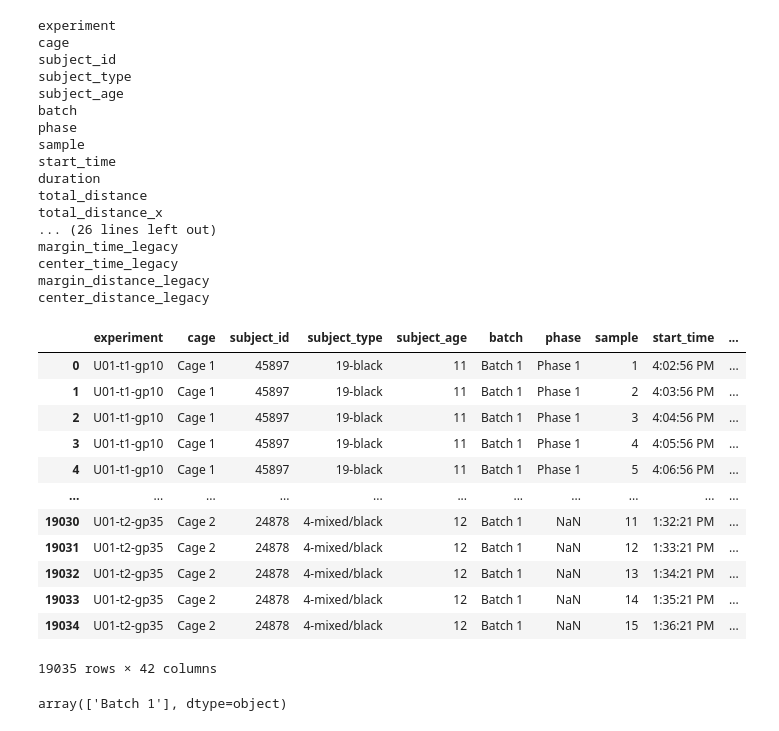
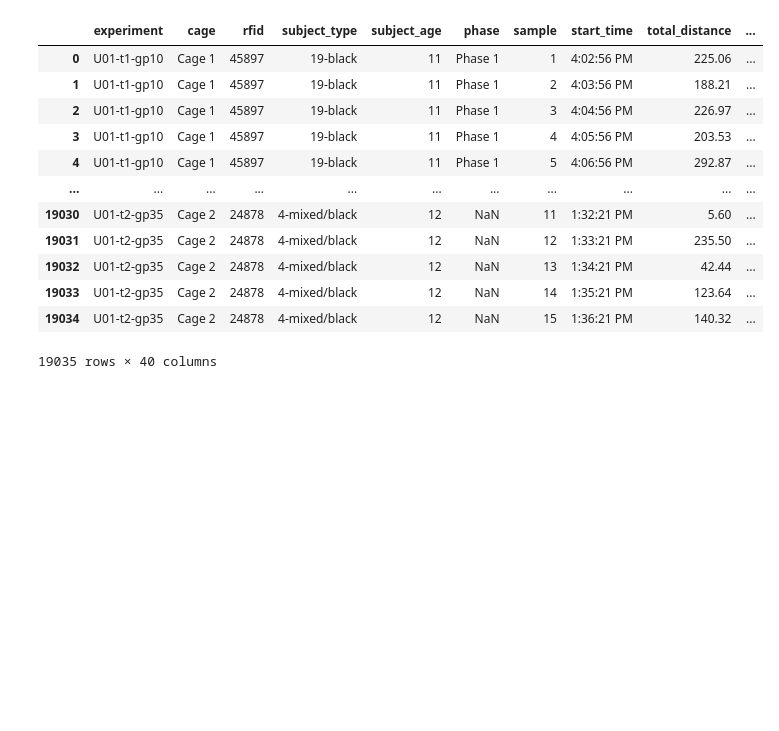
Before and after one commit to Shaezzer/PalmerLab, a Jupyter notebook: Suzanne_Mitchell_locomotor.ipynb, the cells around one changed output. Drawn from its saved outputs; the diff is of its cells as text; code cells hidden in the pictures; blank space fills up the shorter version.

```diff
--- a/Suzanne_Mitchell_locomotor.ipynb
+++ b/Suzanne_Mitchell_locomotor.ipynb
@@ -18,7 +18,7 @@ zip_folder = ['U01_Shipment1_Locomotor/comprehensive-output-files/','U01_Shipmen
               'comprehensive-output-files/','Ship6-comprehensive-output-files/S6-comprehensive-out-files/',
               'R-comprehensive-output-files/R-comprehensive-output-files/']
 dir_dict = {cohorts_dir[i]: zip_folder[i] for i in range(len(cohorts_dir))}
-
+count = 0
 df_excel = pd.DataFrame()
 df_csv = pd.DataFrame()
 for cohort_dir,zip_folder in dir_dict.items():
@@ -29,8 +29,10 @@ for cohort_dir,zip_folder in dir_dict.items():
             if file.endswith('.xlsx'):
                 df_excel = df_excel.append(pd.read_excel(file), ignore_index=True)
             elif file.endswith('.csv'):
+                count += 1
                 df_csv = df_csv.append(pd.read_csv(file, skiprows = 58), ignore_index=True)
 
 
 df_csv
+print(count)
 # %% [output]
@@ -52,70 +42,58 @@ def format_df_csv():
     #make column headers uniform
     df_csv.columns = df_csv.columns.str.replace(':','')
     df_csv.columns = df_csv.columns.str.replace(' ','_')
     df_csv.columns = df_csv.columns.str.lower()
 
     df_csv.rename(columns={'subject_id':'rfid','duration_(s)':'duration','total_distance_(cm)':'total_distance',
                            'total_distance_x-axis_(cm)':'total_distance_x','total_distance_y-axis_(cm)':
                            'total_distance_y','rest_time_(s)':'rest_time','movement_time_(s)':'movement_time',
                            'ambulatory_time_(s)':'ambulatory_time','stereotypy_time_(s)':'stereotypy_time',
                            'vertical_activity_time_(s)':'vertical_activity_time','ambulatory_episode_average_velocity_(cm/s)':
                            'ambulatory_episode_average_velocity','ambulatory_episode_peak_average_velocity_(cm/s)':
                            'ambulatory_episode_peak_average_velocity','ambulatory_episode_median_velocity_(cm/s)':
                            'ambulatory_episode_median_velocity','left-front_time_legacy_(s)':'left-front_time_legacy',
                            'right-front_time_legacy_(s)':'right_front_time_legacy','counter-clockwise_revolutions':
                            'counter_clockwise_revolutions','left-rear_time_legacy_(s)':'left_rear_time_legacy',
                            'right-rear_time_legacy_(s)':'right_rear_time_legacy','margin_time_legacy_(s)':
                            'margin_time_legacy','center_time_legacy_(s)':'center_time_legacy','margin_distance_legacy_(cm)':
                            'margin_distance_legacy','center_distance_legacy_(cm)':'center_distance_legacy'},inplace = True)
 
     #Remove uneccesary columns
     #Below: column header(only value contained in column)
     #subject_sex(unknown), subject_treatment(NaN),unnamed_44(NaN),batch(batch 1), duration(60)
     df_csv.drop(['subject_sex', 'subject_treatment','unnamed_44','batch','duration'], axis=1, inplace = True)
 
     #change rfid to unclude all 15 digits
-    df_csv['rfid'] = '9330003200' + df_csv['rfid'].astype(str)
-    for col in df_csv.columns:
-        print(col)
+    #C01-C04 9330003200 else 9330003201
+#    cohort_list_1 = ['C01','C02','C03','C04']
+#    cohort_list_2 = ['C05','C06','C07']
+#    for i in cohort_list_1:
+#        df_csv.loc[(df_csv.cohort == i),'rfid']= '9330003200' + df_csv['rfid'].astype(str)
+        #df_csv['rfid'] = '9330003200' + df_csv['rfid'].astype(str)
+#    for i in cohort_list_2:
+#        df_csv.loc[(df_csv.cohort == i),'rfid']= '9330003201' + df_csv['rfid'].astype(str)
+#    for col in df_csv.columns:
+#        print(col)
 
 
 
-#format_df_csv()
+format_df_csv()
 df_csv
 # %% [output]
+|  | experiment | cage | rfid | subject_type | subject_age | phase | sample | start_time | total_distance | ... |
+| 0 | U01-t1-gp10 | Cage 1 | 45897 | 19-black | 11 | Phase 1 | 1 | 4:02:56 PM | 225.06 | ... |
+| 1 | U01-t1-gp10 | Cage 1 | 45897 | 19-black | 11 | Phase 1 | 2 | 4:03:56 PM | 188.21 | ... |
+| 2 | U01-t1-gp10 | Cage 1 | 45897 | 19-black | 11 | Phase 1 | 3 | 4:04:56 PM | 226.97 | ... |
+| 3 | U01-t1-gp10 | Cage 1 | 45897 | 19-black | 11 | Phase 1 | 4 | 4:05:56 PM | 203.53 | ... |
+| 4 | U01-t1-gp10 | Cage 1 | 45897 | 19-black | 11 | Phase 1 | 5 | 4:06:56 PM | 292.87 | ... |
+| ... | ... | ... | ... | ... | ... | ... | ... | ... | ... | ... |
+| 19030 | U01-t2-gp35 | Cage 2 | 24878 | 4-mixed/black | 12 | NaN | 11 | 1:32:21 PM | 5.60 | ... |
+| 19031 | U01-t2-gp35 | Cage 2 | 24878 | 4-mixed/black | 12 | NaN | 12 | 1:33:21 PM | 235.50 | ... |
+| 19032 | U01-t2-gp35 | Cage 2 | 24878 | 4-mixed/black | 12 | NaN | 13 | 1:34:21 PM | 42.44 | ... |
+| 19033 | U01-t2-gp35 | Cage 2 | 24878 | 4-mixed/black | 12 | NaN | 14 | 1:35:21 PM | 123.64 | ... |
+| 19034 | U01-t2-gp35 | Cage 2 | 24878 | 4-mixed/black | 12 | NaN | 15 | 1:36:21 PM | 140.32 | ... |
-experiment
-cage
-subject_id
-subject_type
-subject_age
-batch
-phase
-sample
-start_time
-duration
-total_distance
-total_distance_x
-... (26 lines left out)
-margin_time_legacy
-center_time_legacy
-margin_distance_legacy
-center_distance_legacy
+19035 rows × 40 columns
-|  | experiment | cage | subject_id | subject_type | subject_age | batch | phase | sample | start_time | ... |
-| 0 | U01-t1-gp10 | Cage 1 | 45897 | 19-black | 11 | Batch 1 | Phase 1 | 1 | 4:02:56 PM | ... |
-| 1 | U01-t1-gp10 | Cage 1 | 45897 | 19-black | 11 | Batch 1 | Phase 1 | 2 | 4:03:56 PM | ... |
-| 2 | U01-t1-gp10 | Cage 1 | 45897 | 19-black | 11 | Batch 1 | Phase 1 | 3 | 4:04:56 PM | ... |
-| 3 | U01-t1-gp10 | Cage 1 | 45897 | 19-black | 11 | Batch 1 | Phase 1 | 4 | 4:05:56 PM | ... |
-| 4 | U01-t1-gp10 | Cage 1 | 45897 | 19-black | 11 | Batch 1 | Phase 1 | 5 | 4:06:56 PM | ... |
-| ... | ... | ... | ... | ... | ... | ... | ... | ... | ... | ... |
-| 19030 | U01-t2-gp35 | Cage 2 | 24878 | 4-mixed/black | 12 | Batch 1 | NaN | 11 | 1:32:21 PM | ... |
-| 19031 | U01-t2-gp35 | Cage 2 | 24878 | 4-mixed/black | 12 | Batch 1 | NaN | 12 | 1:33:21 PM | ... |
-| 19032 | U01-t2-gp35 | Cage 2 | 24878 | 4-mixed/black | 12 | Batch 1 | NaN | 13 | 1:34:21 PM | ... |
-| 19033 | U01-t2-gp35 | Cage 2 | 24878 | 4-mixed/black | 12 | Batch 1 | NaN | 14 | 1:35:21 PM | ... |
-| 19034 | U01-t2-gp35 | Cage 2 | 24878 | 4-mixed/black | 12 | Batch 1 | NaN | 15 | 1:36:21 PM | ... |
-19035 rows × 42 columns
 # %%
 
 
-df_csv.batch.unique()
+#df_csv.subject_type.unique()
-# %% [output]
-array(['Batch 1'], dtype=object)
```
Also changed, not shown: parts of 3 cells of this notebook, 3 other files.
